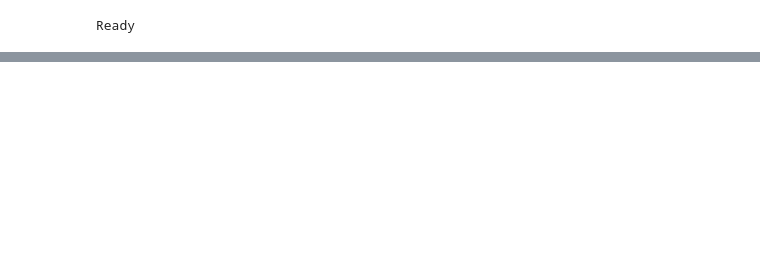
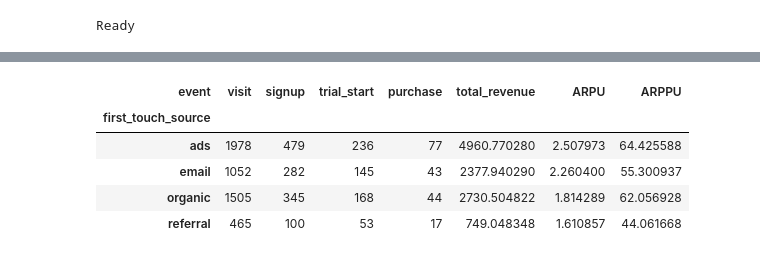
Before and after one commit to rtagirov/product-funnel-analysis, a Jupyter notebook: product_funnel_analysis.ipynb, the cells around one changed output, grey strips where cells are left out. Saved outputs shown, nothing was run; the diff lists cells and outputs as text; code cells hidden in the pictures; blank space fills up the shorter version.

```diff
--- a/product_funnel_analysis.ipynb
+++ b/product_funnel_analysis.ipynb
@@ -237,0 +631,72 @@ conversion_by_source[
+# %%
+import pandas as pd
+import numpy as np
+import matplotlib.pyplot as plt
+
+# ---------------------------
+# 1. First-touch source per user
+# ---------------------------
+first_touch = (
+    df.sort_values("timestamp")
+      .groupby("user_id")
+      .first()[["source"]]
+      .rename(columns={"source": "first_touch_source"})
+      .reset_index()
+)
+
+df_ft = df.merge(first_touch, on="user_id", how="left")
+
+# ---------------------------
+# 2. Step-by-step funnel counts (first-touch attribution)
+# ---------------------------
+funnel_steps = ["visit", "signup", "trial_start", "purchase"]
+
+funnel_counts = (
+    df_ft[df_ft["event"].isin(funnel_steps)]
+    .groupby(["first_touch_source", "event"])["user_id"]
+    .nunique()
+    .unstack(fill_value=0)
+    .reindex(columns=funnel_steps)
+)
+
+# ---------------------------
+# 3. Revenue aggregation
+# ---------------------------
+revenue_per_channel = (
+    df_ft[df_ft["event"] == "purchase"]
+    .groupby("first_touch_source")["revenue"]
+    .sum()
+)
+
+paying_users_per_channel = (
+    df_ft[df_ft["event"] == "purchase"]
+    .groupby("first_touch_source")["user_id"]
+    .nunique()
+)
+
+# ---------------------------
+# 4. Build summary table
+# ---------------------------
+summary = funnel_counts.copy()
+
+summary["total_revenue"] = revenue_per_channel
+#summary["paying_users"] = paying_users_per_channel
+
+summary = summary.fillna(0)
+
+summary["ARPU"] = summary["total_revenue"] / summary["visit"]
+#summary["ARPPU"] = summary["total_revenue"] / summary["paying_users"]
+summary["ARPPU"] = summary["total_revenue"] / summary["purchase"]
+
+summary = summary.replace([np.inf, -np.inf], 0)
+
+summary = summary.sort_values("ARPU", ascending=False)
+
+summary
+# %% [output]
+| event | visit | signup | trial_start | purchase | total_revenue | ARPU | ARPPU |
+| first_touch_source |  |  |  |  |  |  |  |
+| ads | 1978 | 479 | 236 | 77 | 4960.770280 | 2.507973 | 64.425588 |
+| email | 1052 | 282 | 145 | 43 | 2377.940290 | 2.260400 | 55.300937 |
+| organic | 1505 | 345 | 168 | 44 | 2730.504822 | 1.814289 | 62.056928 |
+| referral | 465 | 100 | 53 | 17 | 749.048348 | 1.610857 | 44.061668 |
```
Also changed, not shown: parts of 25 cells of this notebook, 1 other file.
